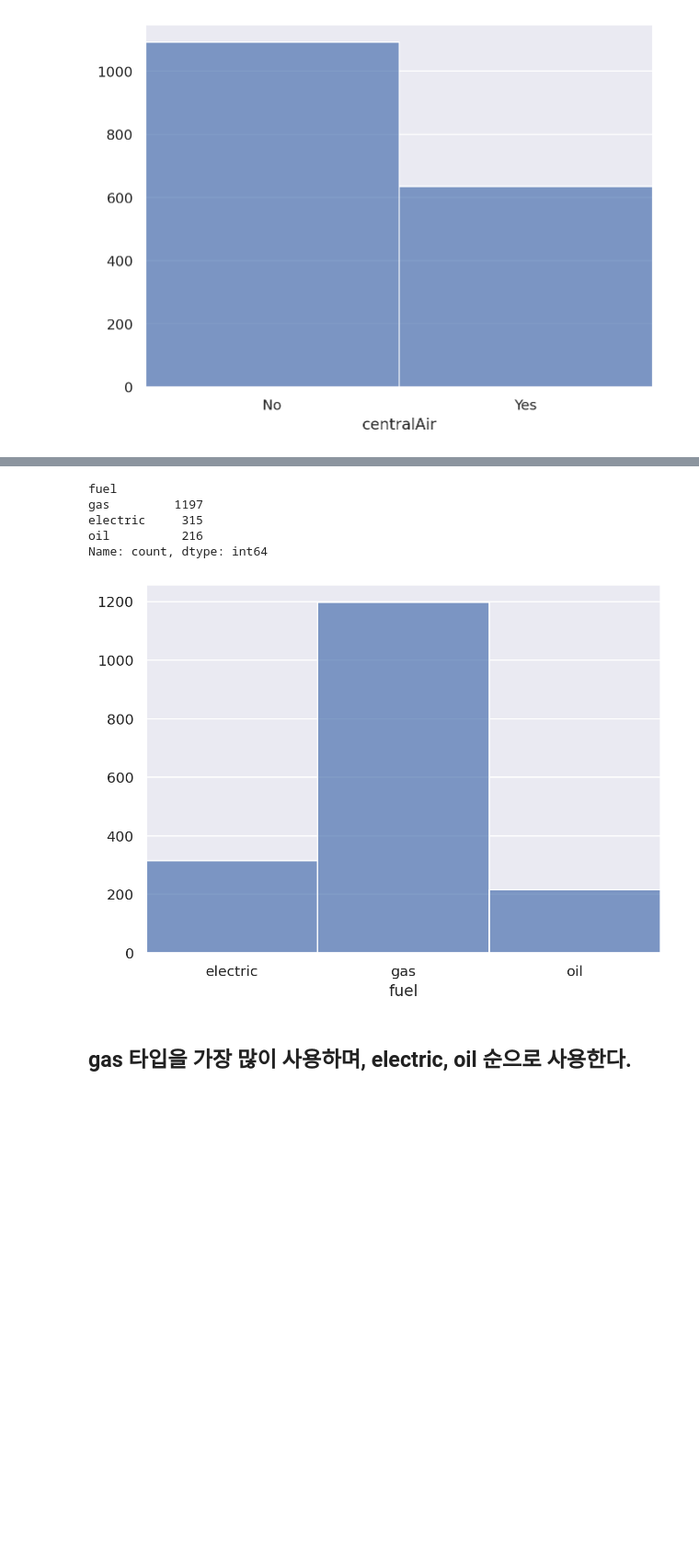
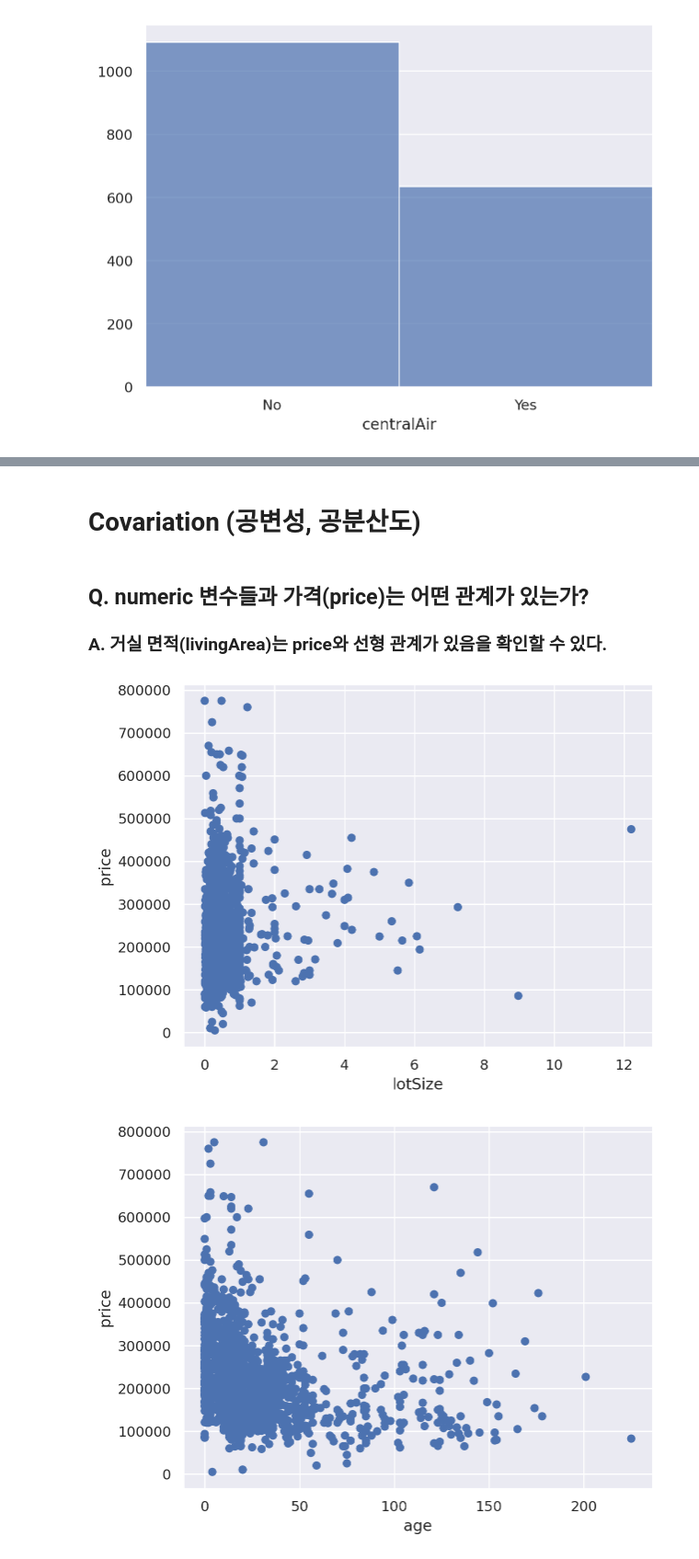
Before and after one commit to Felix-Silas/2024-1-Class, a Jupyter notebook: Data Analysis and Visualization/HW01_EDA.ipynb, the cells around one changed output, grey strips where cells are left out. Shown at 92% size. Drawn from its saved outputs; the diff is of its cells as text; code cells hidden in the pictures; blank space fills up the shorter version.

```diff
--- a/Data Analysis and Visualization/HW01_EDA.ipynb
+++ b/Data Analysis and Visualization/HW01_EDA.ipynb
@@ -158,9 +192,0 @@ Name: count, dtype: int64
-# %%
-numeric_list = ['lotSize', 'age', 'livingArea', 'pctCollege', 'bedrooms', 'fireplaces', 'bathrooms', 'rooms']
-
-for numeric in numeric_list:
-    print(houses[numeric].value_counts().head())
-    (
-        so.Plot(houses, x = numeric)
-        .add(so.Bars(), so.Hist(binwidth=.5))
-    ).show()
@@ -294,19 +258,17 @@ Name: count, dtype: int64
-# %%
-# Variation: Categorical variables
-# 어떤 종류의 연료를 사용하며 그 분포는 어떠한가?
-
-print(houses.value_counts("fuel").head()) # fuel 별 개수 출력
-
-(
-    so.Plot(houses, x = 'fuel')
-    .add(so.Bars(), so.Hist(binwidth=.5))
-)
-# %% [output]
-fuel
-gas         1197
-electric     315
-oil          216
-Name: count, dtype: int64
-[figure, removed]
-# %% [markdown]
-## gas 타입을 가장 많이 사용하며, electric, oil 순으로 사용한다.
+# %% [markdown]
+# Covariation (공변성, 공분산도)
+# %% [markdown]
+## Q. numeric 변수들과 가격(price)는 어떤 관계가 있는가?
+### A. 거실 면적(livingArea)는 price와 선형 관계가 있음을 확인할 수 있다.
+# %%
+# Q. numeric 변수과 가격(price)는 어떤 관계가 있는가?
+numeric_list = ['lotSize', 'age', 'livingArea', 'pctCollege', 'bedrooms', 'fireplaces', 'bathrooms', 'rooms']
+
+for numeric in numeric_list:
+    (
+    so.Plot(houses, x=numeric, y="price")
+    .add(so.Dot())
+    ).show()
+# %% [output]
+[figure, added]
+[figure, added]
```
Also changed, not shown: parts of 43 cells of this notebook.
